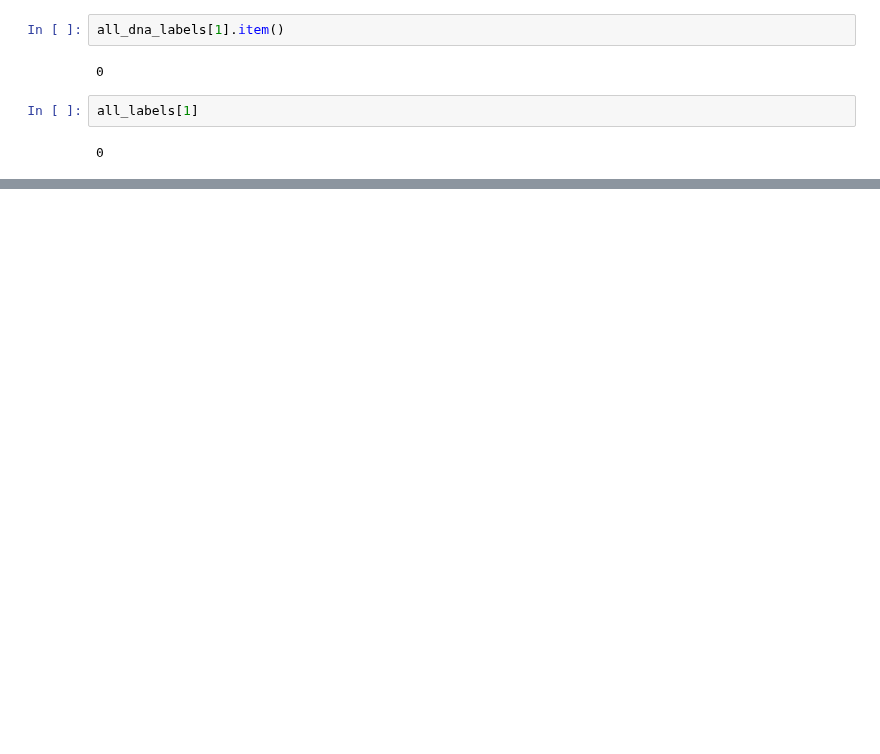
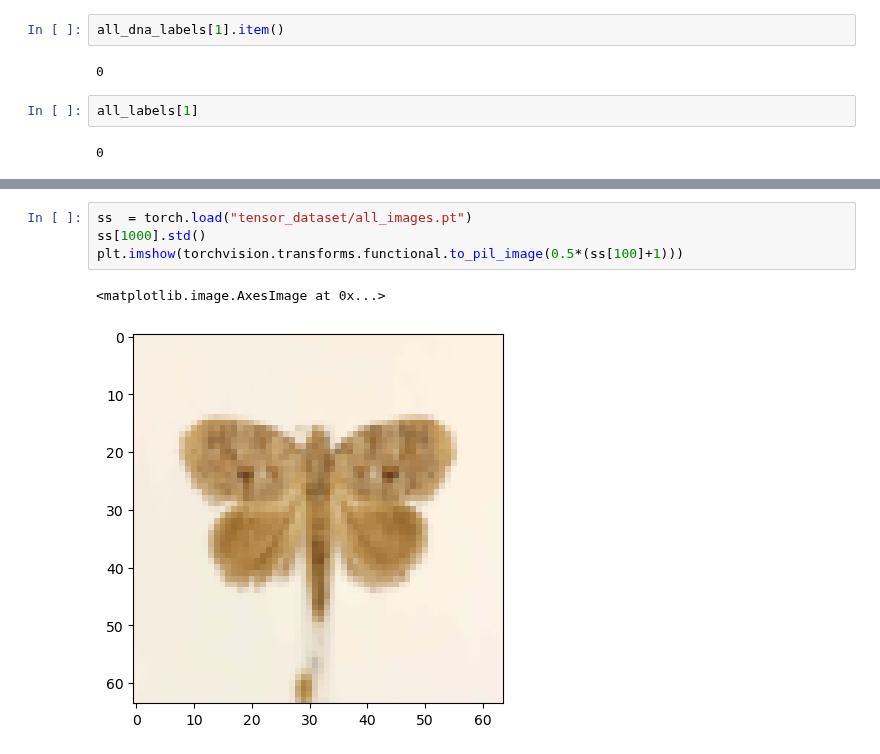
Before and after one commit to matteodegobbi/InsectClassification, a Jupyter notebook: save_tensors_dataset.ipynb, the cells around one changed output, grey strips where cells are left out. Drawn from its saved outputs; the diff is of its cells as text; blank space fills up the shorter version.

Commit message:
finito save tensors e .mat

```diff
--- a/save_tensors_dataset.ipynb
+++ b/save_tensors_dataset.ipynb
@@ -196,0 +219,7 @@ all_labels[1]
+# %%
+ss  = torch.load("tensor_dataset/all_images.pt")
+ss[1000].std()
+plt.imshow(torchvision.transforms.functional.to_pil_image(0.5*(ss[100]+1)))
+# %% [output]
+<matplotlib.image.AxesImage at 0x...>
+[figure, added]
```
Also changed, not shown: parts of 13 cells of this notebook, 1 other file.
